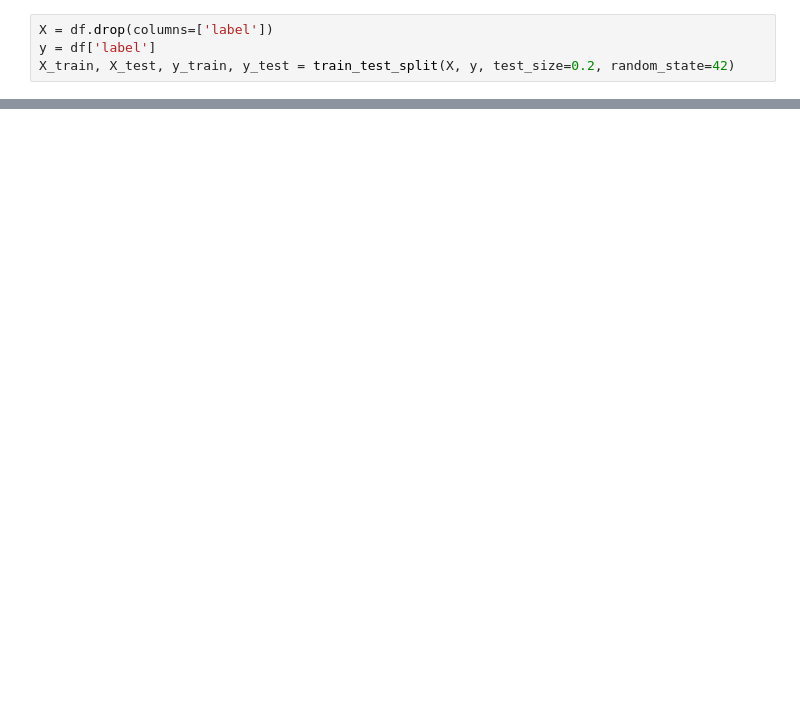
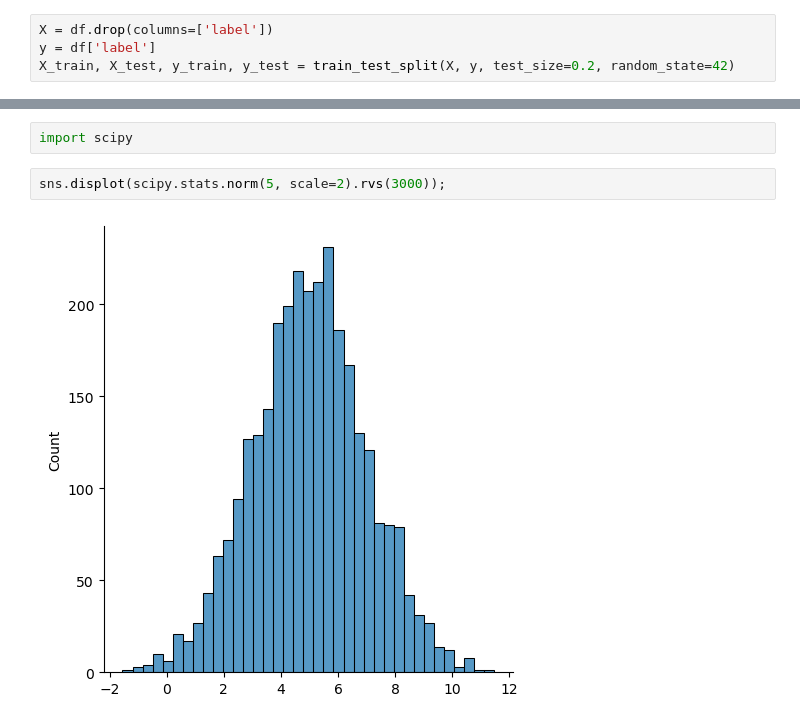
Before and after one commit to KyleSDeveloper/DS_ML_Cybersecurity_Project, a Jupyter notebook: sandbox.ipynb, the cells around one changed output, grey strips where cells are left out. Cells and saved outputs as stored; diff of their text form; blank space fills up the shorter version.

```diff
--- a/sandbox.ipynb
+++ b/sandbox.ipynb
@@ -174,0 +94,6 @@ Confusion Matrix:
+# %%
+import scipy
+# %%
+sns.displot(scipy.stats.norm(5, scale=2).rvs(3000));
+# %% [output]
+[figure, added]
```
Also changed, not shown: parts of 29 cells of this notebook, 1 other file.
